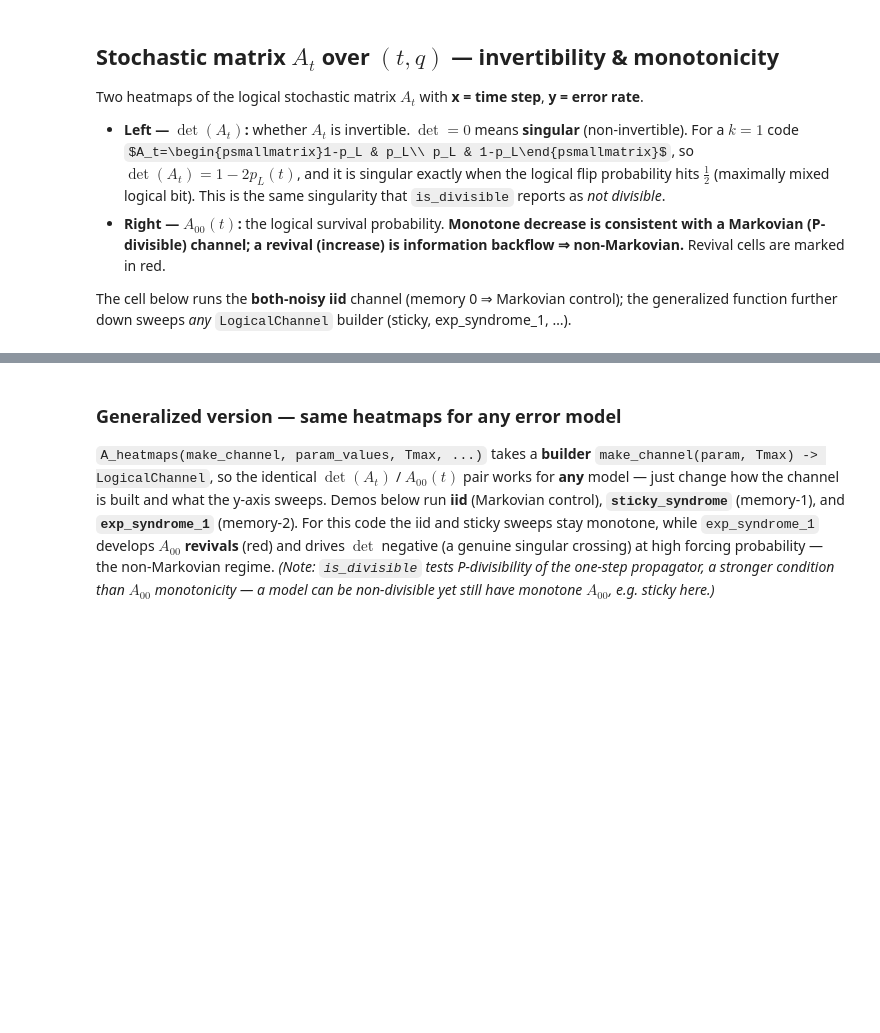
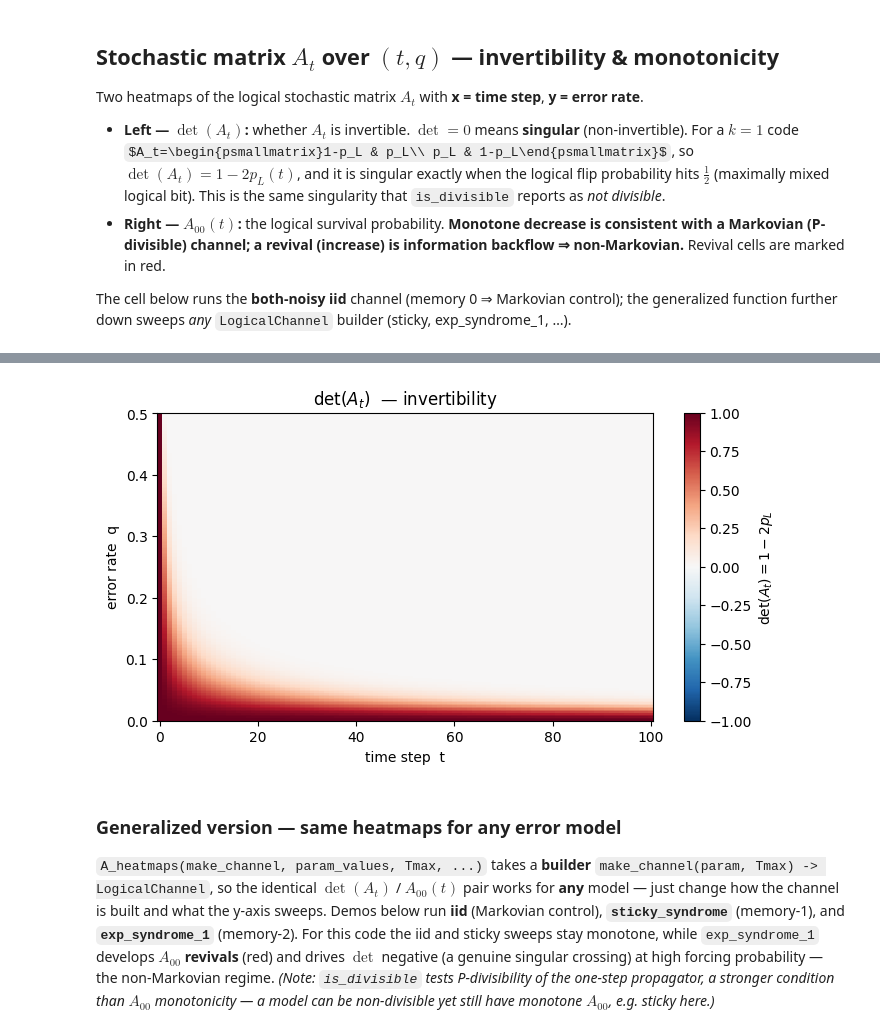
Before and after one commit to YommoY-official/MPQMasters, a Jupyter notebook: non_markovian_measure/non_markovian_measure.ipynb, the cells around one changed output, grey strips where cells are left out. Saved outputs shown, nothing was run; the diff lists cells and outputs as text; code cells hidden in the pictures; some formulas as TeX source; blank space fills up the shorter version.

```diff
--- a/non_markovian_measure/non_markovian_measure.ipynb
+++ b/non_markovian_measure/non_markovian_measure.ipynb
@@ -879,5 +872,22 @@ print('A00 revivals (non-Markovian cells):', int(revival.sum()))
 det(A_t) range: 0.0 .. 1.0  (>=0 => invertible everywhere at finite t)
 A00 revivals (non-Markovian cells): 0
+# %%
+fig, ax = plt.subplots(figsize=(8, 4))
+
+# --- determinant / invertibility ---
+pm1 = ax.pcolormesh(Tg, Qg, det, cmap='RdBu_r', norm=TwoSlopeNorm(vmin=-1, vcenter=0, vmax=1), shading='flat')
+#cs = ax1.contour(ts, qs, det, levels=[0.05, 0.2, 0.5, 0.9], colors='k', linewidths=0.9, alpha=0.6)
+#ax1.clabel(cs, fmt='%.2f', fontsize=7)
+ax.set(xlabel='time step  t', ylabel='error rate  q', title=r'$\det(A_t)$  — invertibility')
+#ax1.text(0.5, 0.04, r'$\det>0$ at all finite $t$  $\Rightarrow$  $A_t$ invertible',transform=ax1.transAxes, ha='center', fontsize=8)
+fig.colorbar(pm1, label=r'$\det(A_t) = 1 - 2p_L$')
+
+
+plt.savefig('plots/A_det_A00_heatmaps_single.png', dpi=150, bbox_inches='tight')
+
+plt.show()
+# %% [output]
+[figure, added]
 # %% [markdown]
 ### Generalized version — same heatmaps for any error model
 
```
Also changed, not shown: parts of 15 cells of this notebook, 11 other files.
